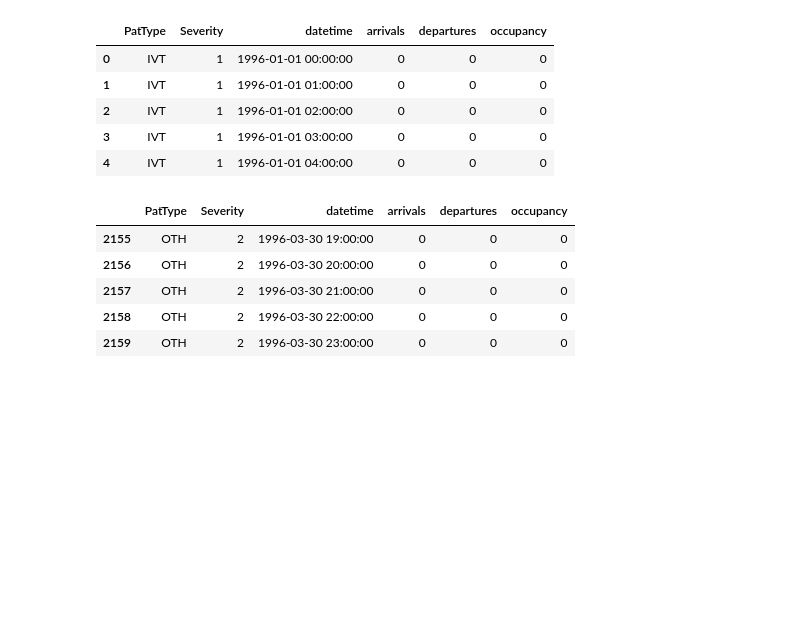
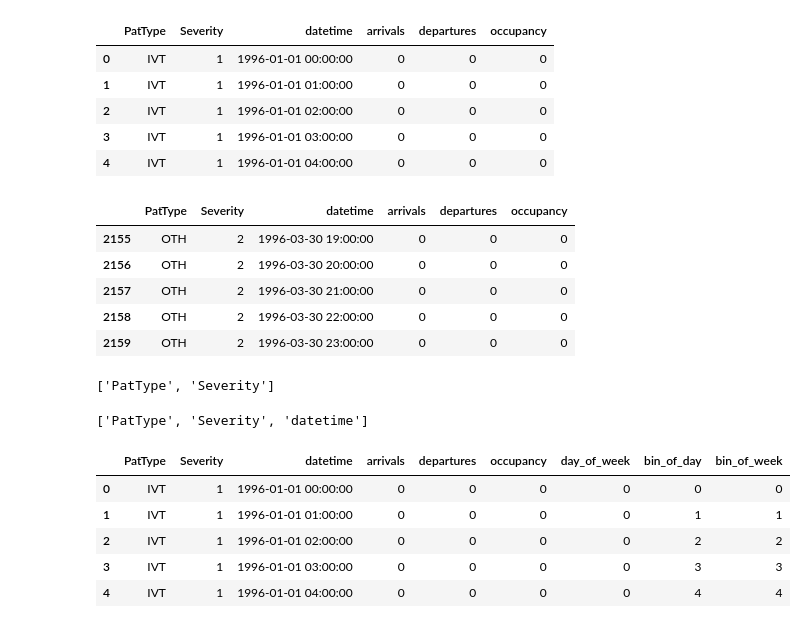
Before and after one commit to misken/hillmaker, a Jupyter notebook: hillmaker/testing/iss17_multicats.ipynb, the cells around one changed output. Saved outputs shown, nothing was run; the diff lists cells and outputs as text; code cells hidden in the pictures; blank space fills up the shorter version.

```diff
--- a/hillmaker/testing/iss17_multicats.ipynb
+++ b/hillmaker/testing/iss17_multicats.ipynb
@@ -417,3 +315,7 @@ bydt_df.tail()
 | 2157 | OTH | 2 | 1996-03-30 21:00:00 | 0 | 0 | 0 |
 | 2158 | OTH | 2 | 1996-03-30 22:00:00 | 0 | 0 | 0 |
 | 2159 | OTH | 2 | 1996-03-30 23:00:00 | 0 | 0 | 0 |
+# %%
+catfield
+# %% [output]
+['PatType', 'Severity']
@@ -419,0 +326,4 @@ bydt_df.tail()
+# %%
+midx_fields
+# %% [output]
+['PatType', 'Severity', 'datetime']
@@ -419,0 +334,9 @@ bydt_df.tail()
+# %%
+bydt_df.head()
+# %% [output]
+|  | PatType | Severity | datetime | arrivals | departures | occupancy | day_of_week | bin_of_day | bin_of_week |
+| 0 | IVT | 1 | 1996-01-01 00:00:00 | 0 | 0 | 0 | 0 | 0 | 0 |
+| 1 | IVT | 1 | 1996-01-01 01:00:00 | 0 | 0 | 0 | 0 | 1 | 1 |
+| 2 | IVT | 1 | 1996-01-01 02:00:00 | 0 | 0 | 0 | 0 | 2 | 2 |
+| 3 | IVT | 1 | 1996-01-01 03:00:00 | 0 | 0 | 0 | 0 | 3 | 3 |
+| 4 | IVT | 1 | 1996-01-01 04:00:00 | 0 | 0 | 0 | 0 | 4 | 4 |
```
Also changed, not shown: parts of 42 cells of this notebook, 1 other file.
